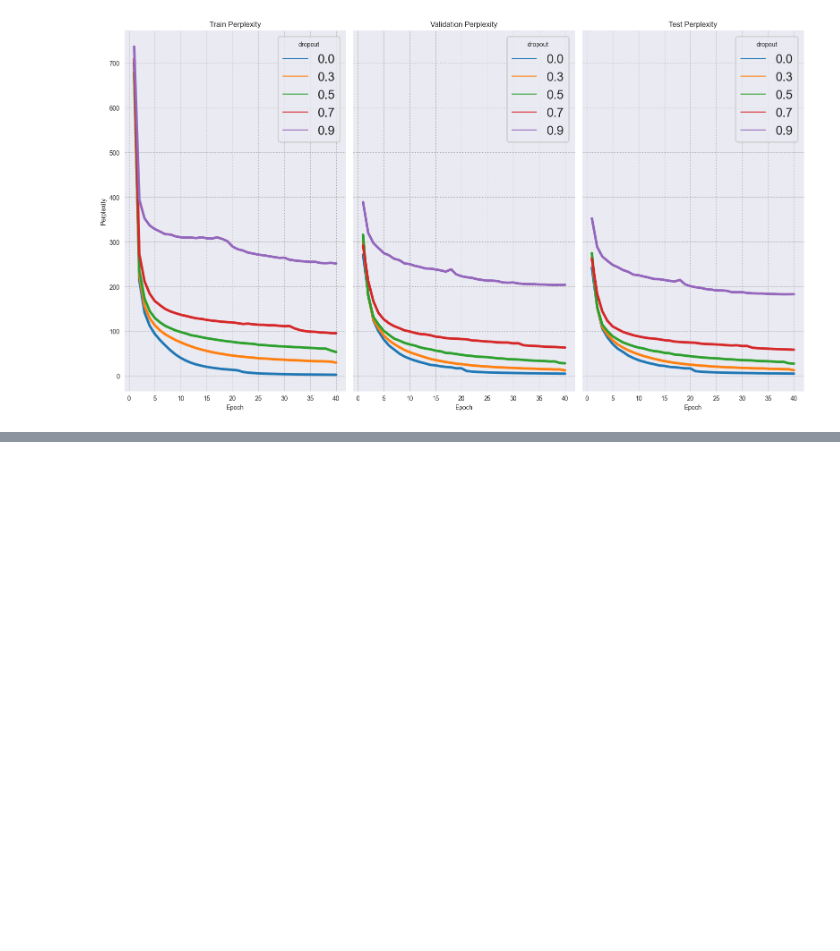
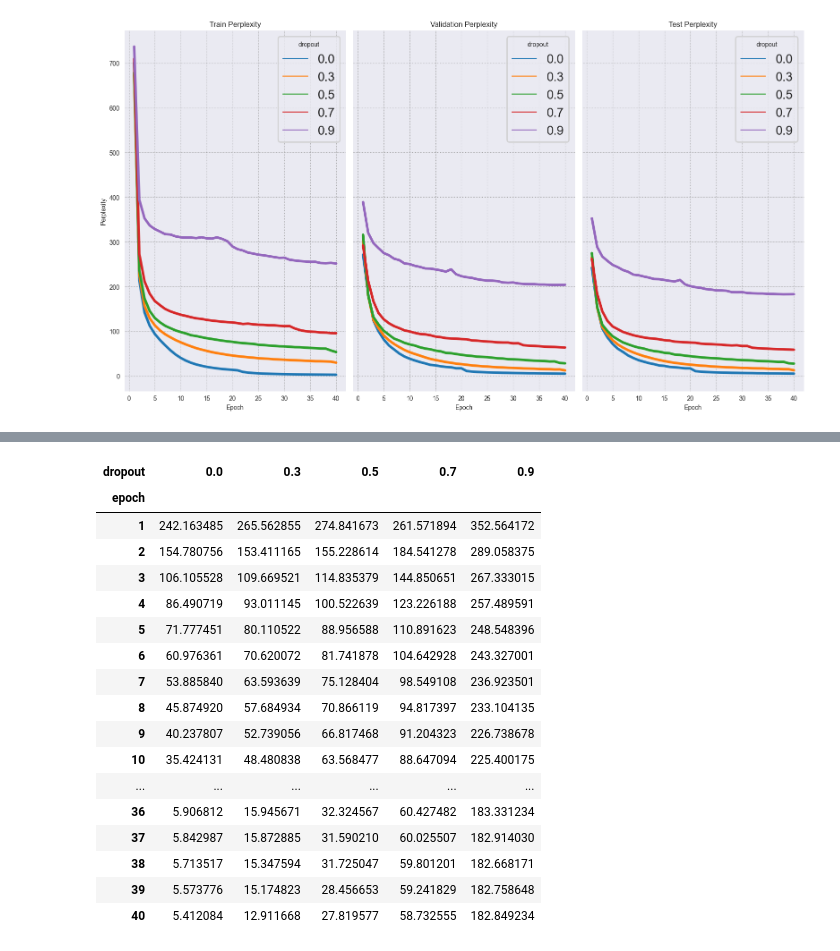
Before and after one commit to clngs/mt-exercise-03, a Jupyter notebook: analysis/graph.ipynb, the cells around one changed output, grey strips where cells are left out. Cells and saved outputs as stored; diff of their text form; code cells hidden in the pictures; blank space fills up the shorter version.

```diff
--- a/analysis/graph.ipynb
+++ b/analysis/graph.ipynb
@@ -56,0 +79,31 @@ log_df
+# %%
+# Assuming `combined_df` is your combined DataFrame with columns: epoch, train-perplexity, test-perplexity, val-perplexity, dropout
+
+
+# Create separate DataFrames for each type of perplexity
+train_df = log_df.pivot(index='epoch', columns='dropout', values='train-perplexity')
+test_df = log_df.pivot(index='epoch', columns='dropout', values='test-perplexity')
+val_df = log_df.pivot(index='epoch', columns='dropout', values='val-perplexity')
+
+#train_df
+test_df
+#val_df
+# %% [output]
+| dropout | 0.0 | 0.3 | 0.5 | 0.7 | 0.9 |
+| epoch |  |  |  |  |  |
+| 1 | 242.163485 | 265.562855 | 274.841673 | 261.571894 | 352.564172 |
+| 2 | 154.780756 | 153.411165 | 155.228614 | 184.541278 | 289.058375 |
+| 3 | 106.105528 | 109.669521 | 114.835379 | 144.850651 | 267.333015 |
+| 4 | 86.490719 | 93.011145 | 100.522639 | 123.226188 | 257.489591 |
+| 5 | 71.777451 | 80.110522 | 88.956588 | 110.891623 | 248.548396 |
+| 6 | 60.976361 | 70.620072 | 81.741878 | 104.642928 | 243.327001 |
+| 7 | 53.885840 | 63.593639 | 75.128404 | 98.549108 | 236.923501 |
+| 8 | 45.874920 | 57.684934 | 70.866119 | 94.817397 | 233.104135 |
+| 9 | 40.237807 | 52.739056 | 66.817468 | 91.204323 | 226.738678 |
+| 10 | 35.424131 | 48.480838 | 63.568477 | 88.647094 | 225.400175 |
+| ... | ... | ... | ... | ... | ... |
+| 36 | 5.906812 | 15.945671 | 32.324567 | 60.427482 | 183.331234 |
+| 37 | 5.842987 | 15.872885 | 31.590210 | 60.025507 | 182.914030 |
+| 38 | 5.713517 | 15.347594 | 31.725047 | 59.801201 | 182.668171 |
+| 39 | 5.573776 | 15.174823 | 28.456653 | 59.241829 | 182.758648 |
+| 40 | 5.412084 | 12.911668 | 27.819577 | 58.732555 | 182.849234 |
```
Also changed, not shown: parts of 3 cells of this notebook, 6 other files.
